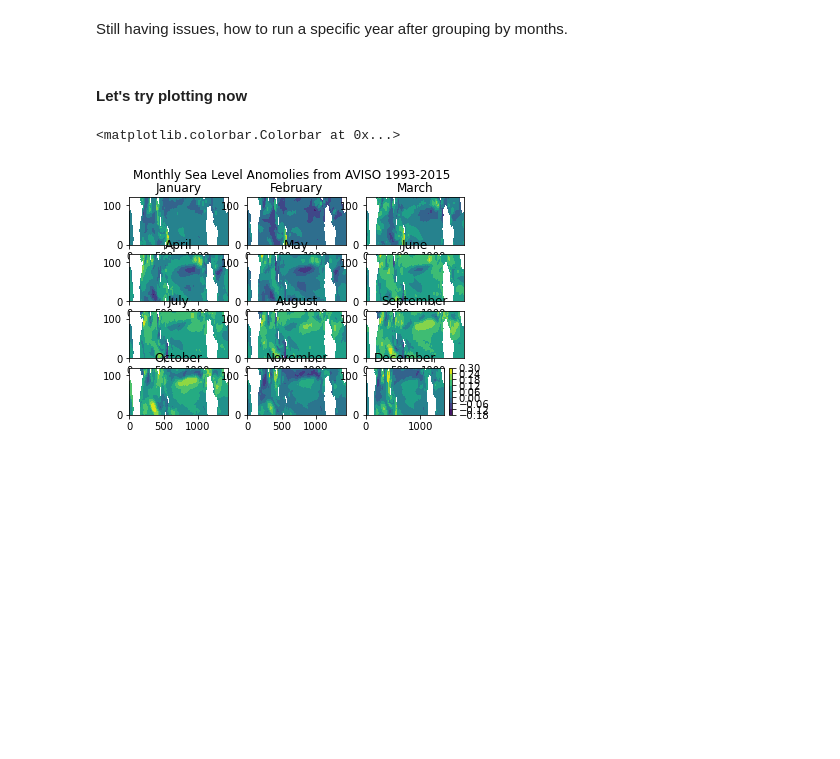
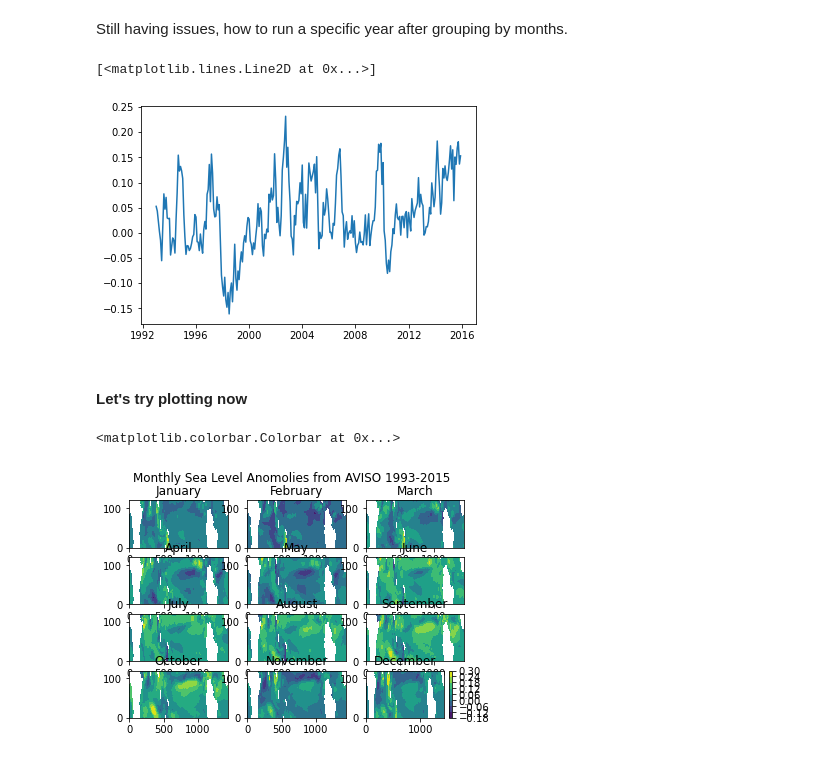
Before and after one commit to GeoRath/Climate-680, a Jupyter notebook: Assignment2.ipynb, the cells around one changed output. Saved outputs shown, nothing was run; the diff lists cells and outputs as text; code cells hidden in the pictures; blank space fills up the shorter version.

```diff
--- a/Assignment2.ipynb
+++ b/Assignment2.ipynb
@@ -88,5 +117,10 @@ plt.legend(['February','September','Climo'])
 # %% [markdown]
 Still having issues, how to run a specific year after grouping by months.
+# %%
+plt.plot(ds_pt.time,ds_pt)
+# %% [output]
+[<matplotlib.lines.Line2D at 0x...>]
+[figure, added]
 # %% [markdown]
 #### Let's try plotting now
 # %%
```
Also changed, not shown: parts of 4 cells of this notebook.
